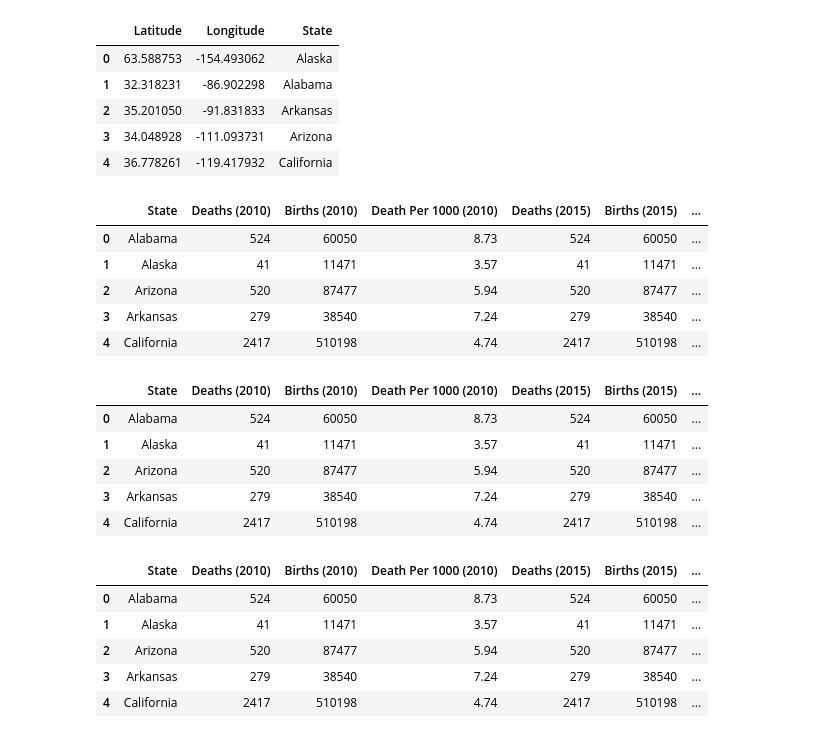
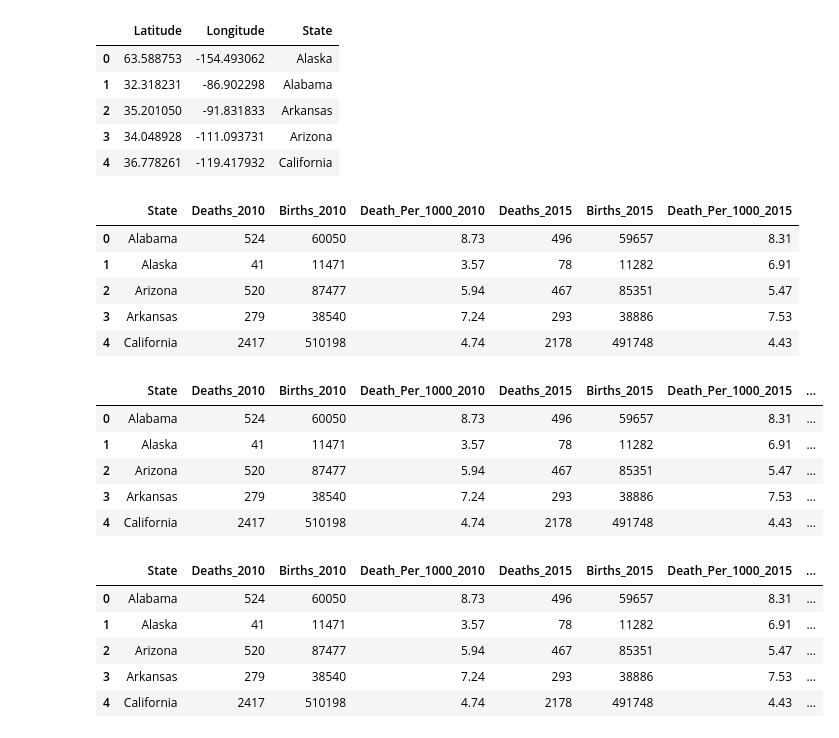
Before and after one commit to Sanjaye22/CU-BootCampProject-Two, a Jupyter notebook: Notebook/CU-BootCampProject_Two Notebook.ipynb, the cells around one changed output. Cells and saved outputs as stored; diff of their text form; code cells hidden in the pictures.

```diff
--- a/Notebook/CU-BootCampProject_Two Notebook.ipynb
+++ b/Notebook/CU-BootCampProject_Two Notebook.ipynb
@@ -30,3 +30,6 @@ See the caveats in the documentation: https://pandas.pydata.org/pandas-docs/stab
 | 2 | Arizona | 16.90% | 10.80% | -6.10% |
 | 3 | Arkansas | 17.50% | 9.50% | -8% |
 | 4 | California | 18.50% | 8.60% | -9.90% |
+# %%
+newkgupdated_df = kgupdated_df.rename(columns={"Uninsured Rate (2010)":"Uninsured_Rate_2010(%)", "Uninsured Rate (2015)":"Uninsured_Rate_2015(%)", "Uninsured Rate Change (2010-2015)": "Uninsured_Rate_Change_2010-2015(%)"})
+newkgupdated_df.head()
@@ -67,7 +77,7 @@ See the caveats in the documentation: https://pandas.pydata.org/pandas-docs/stab
 | 3 | Arkansas | 279 | 38540 | 7.24 |
 | 4 | California | 2417 | 510198 | 4.74 |
 # %%
-newdf2010updated_df = newdf2010_df.rename(columns={"Deaths":"Deaths (2010)", "Births":"Births (2010)", "Death": "Death Per 1000 (2010)"})
+newdf2010updated_df = newdf2010_df.rename(columns={"Deaths":"Deaths_2010", "Births":"Births_2010", "Death": "Death_Per_1000_2010"})
 
 newdf2010updated_df.head()
 # %% [output]
@@ -114,6 +124,6 @@ See the caveats in the documentation: https://pandas.pydata.org/pandas-docs/stab
 | 3 | Arkansas | 293 | 38886 | 7.53 |
 | 4 | California | 2178 | 491748 | 4.43 |
 # %%
-newdf2015updated_df = newdf2010_df.rename(columns={"Deaths":"Deaths (2015)", "Births":"Births (2015)", "Death": "Death Per 1000 (2015)"})
+newdf2015updated_df = newdf2015_df.rename(columns={"Deaths":"Deaths_2015", "Births":"Births_2015", "Death": "Death_Per_1000_2015"})
 newdf2015updated_df.head()
 # %% [output]
@@ -152,35 +162,35 @@ latlong_df.head()
 merged_df = pd.merge(newdf2010updated_df, newdf2015updated_df, how="outer", on="State")
 merged_df.head()
 # %% [output]
-|  | State | Deaths (2010) | Births (2010) | Death Per 1000 (2010) | Deaths (2015) | Births (2015) | ... |
-| 0 | Alabama | 524 | 60050 | 8.73 | 524 | 60050 | ... |
-| 1 | Alaska | 41 | 11471 | 3.57 | 41 | 11471 | ... |
-| 2 | Arizona | 520 | 87477 | 5.94 | 520 | 87477 | ... |
-| 3 | Arkansas | 279 | 38540 | 7.24 | 279 | 38540 | ... |
-| 4 | California | 2417 | 510198 | 4.74 | 2417 | 510198 | ... |
+|  | State | Deaths_2010 | Births_2010 | Death_Per_1000_2010 | Deaths_2015 | Births_2015 | Death_Per_1000_2015 |
+| 0 | Alabama | 524 | 60050 | 8.73 | 496 | 59657 | 8.31 |
+| 1 | Alaska | 41 | 11471 | 3.57 | 78 | 11282 | 6.91 |
+| 2 | Arizona | 520 | 87477 | 5.94 | 467 | 85351 | 5.47 |
+| 3 | Arkansas | 279 | 38540 | 7.24 | 293 | 38886 | 7.53 |
+| 4 | California | 2417 | 510198 | 4.74 | 2178 | 491748 | 4.43 |
 # %%
 #merge new combined infant mortality data and latlong data by on State column
 pd.set_option('display.max_rows', None)
 newmerged_df = pd.merge(merged_df, latlong_df, how="outer", on="State", indicator=True)
 newmerged_df.head()
 # %% [output]
-|  | State | Deaths (2010) | Births (2010) | Death Per 1000 (2010) | Deaths (2015) | Births (2015) | ... |
-| 0 | Alabama | 524 | 60050 | 8.73 | 524 | 60050 | ... |
-| 1 | Alaska | 41 | 11471 | 3.57 | 41 | 11471 | ... |
-| 2 | Arizona | 520 | 87477 | 5.94 | 520 | 87477 | ... |
-| 3 | Arkansas | 279 | 38540 | 7.24 | 279 | 38540 | ... |
-| 4 | California | 2417 | 510198 | 4.74 | 2417 | 510198 | ... |
+|  | State | Deaths_2010 | Births_2010 | Death_Per_1000_2010 | Deaths_2015 | Births_2015 | Death_Per_1000_2015 | ... |
+| 0 | Alabama | 524 | 60050 | 8.73 | 496 | 59657 | 8.31 | ... |
+| 1 | Alaska | 41 | 11471 | 3.57 | 78 | 11282 | 6.91 | ... |
+| 2 | Arizona | 520 | 87477 | 5.94 | 467 | 85351 | 5.47 | ... |
+| 3 | Arkansas | 279 | 38540 | 7.24 | 293 | 38886 | 7.53 | ... |
+| 4 | California | 2417 | 510198 | 4.74 | 2178 | 491748 | 4.43 | ... |
 # %%
 #merge onto new merged df and unissued data from Kaggle
-finalnewmerged_df = pd.merge(newmerged_df, kgupdated_df, how="outer", on="State")
+finalnewmerged_df = pd.merge(newmerged_df, newkgupdated_df, how="outer", on="State")
 
 #drop _merge coloumn
 finalnewmerged1_df= finalnewmerged_df.drop(["_merge"], axis=1)
 finalnewmerged1_df.head()
 # %% [output]
-|  | State | Deaths (2010) | Births (2010) | Death Per 1000 (2010) | Deaths (2015) | Births (2015) | ... |
-| 0 | Alabama | 524 | 60050 | 8.73 | 524 | 60050 | ... |
-| 1 | Alaska | 41 | 11471 | 3.57 | 41 | 11471 | ... |
-| 2 | Arizona | 520 | 87477 | 5.94 | 520 | 87477 | ... |
-| 3 | Arkansas | 279 | 38540 | 7.24 | 279 | 38540 | ... |
-| 4 | California | 2417 | 510198 | 4.74 | 2417 | 510198 | ... |
+|  | State | Deaths_2010 | Births_2010 | Death_Per_1000_2010 | Deaths_2015 | Births_2015 | Death_Per_1000_2015 | ... |
+| 0 | Alabama | 524 | 60050 | 8.73 | 496 | 59657 | 8.31 | ... |
+| 1 | Alaska | 41 | 11471 | 3.57 | 78 | 11282 | 6.91 | ... |
+| 2 | Arizona | 520 | 87477 | 5.94 | 467 | 85351 | 5.47 | ... |
+| 3 | Arkansas | 279 | 38540 | 7.24 | 293 | 38886 | 7.53 | ... |
+| 4 | California | 2417 | 510198 | 4.74 | 2178 | 491748 | 4.43 | ... |
```
Also changed, not shown: parts of 18 cells of this notebook, 5 other files.
